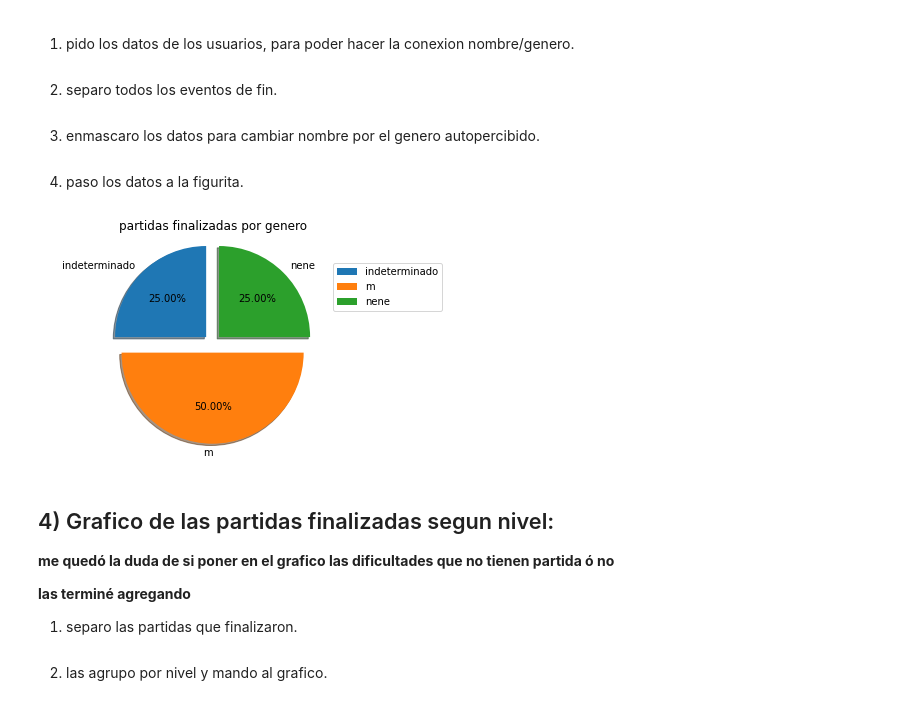
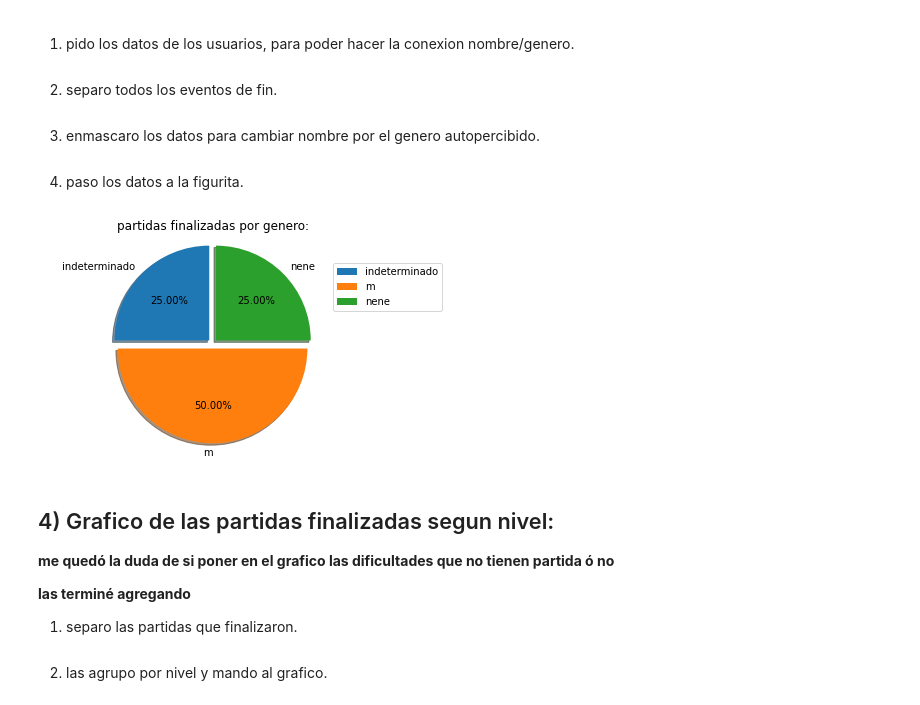
Before and after one commit to leonelranieri/Figurace.py, a Jupyter notebook: src/core/Analisis_de_datos.ipynb, the cells around one changed output. Cells and saved outputs as stored; diff of their text form; code cells hidden in the pictures.

```diff
--- a/src/core/Analisis_de_datos.ipynb
+++ b/src/core/Analisis_de_datos.ipynb
@@ -144,40 +162,26 @@ plt.show()
 # %%
 from json import load as jload
 from jugadores import carga_analisy as cargar
 
 usuarios = cargar()
 
 df = data_set[data_set["evento"] == "fin"]
+# Si no hago la copia me tira un cartelito rojo
 df1 = df.copy()
-
-
 df1["usuarie"]= df["usuarie"].apply(lambda x: usuarios[x][1] if x in usuarios.keys() else "indeterminado")
-
 
 nuevo = df1.groupby(["usuarie"]).size()
 
 etiquetas = nuevo.index.unique()
 etiquetas = list(etiquetas)
 
 datos_dibujo = []
 for key in etiquetas:
     datos_dibujo.append(nuevo[key])
 
-explode = tuple([(0.1) for x in datos_dibujo])
-
-plt.pie(datos_dibujo, explode=explode, labels=etiquetas, autopct='%1.2f%%',
-shadow=True, startangle=90, labeldistance= 1.1)
-
-plt.axis('equal')
-plt.legend(etiquetas, loc=1, bbox_to_anchor=(1.2, 0.9))
-plt.title("partidas finalizadas por genero")
-plt.show()
-
-#
-# imposible saber si esto funciona con el registro completo
-#
+dibujito_torta(etiquetas, datos_dibujo, "partidas finalizadas por genero:", (0.05))
 # %% [output]
-[figure, old version]
+[figure, new version]
 # %% [markdown]
 ## 4) Grafico de las partidas finalizadas segun nivel:
 
```
Also changed, not shown: parts of 12 cells of this notebook, 3 other files.
